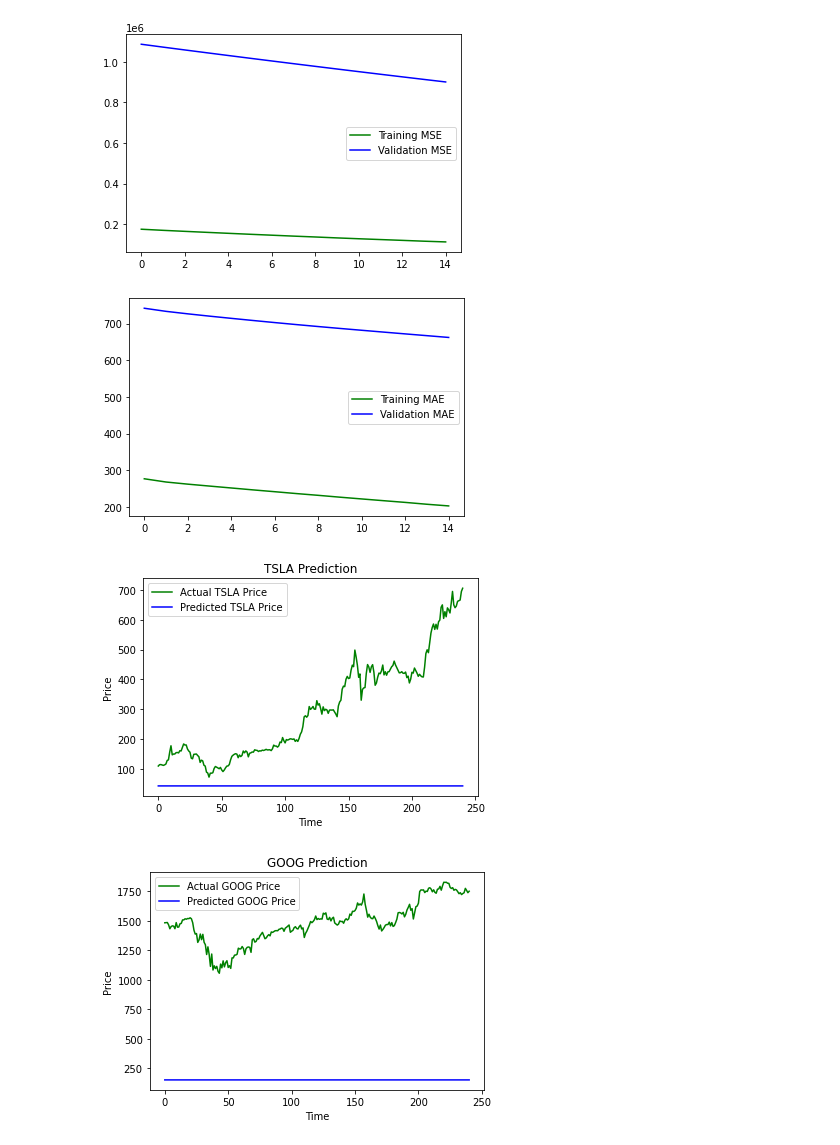
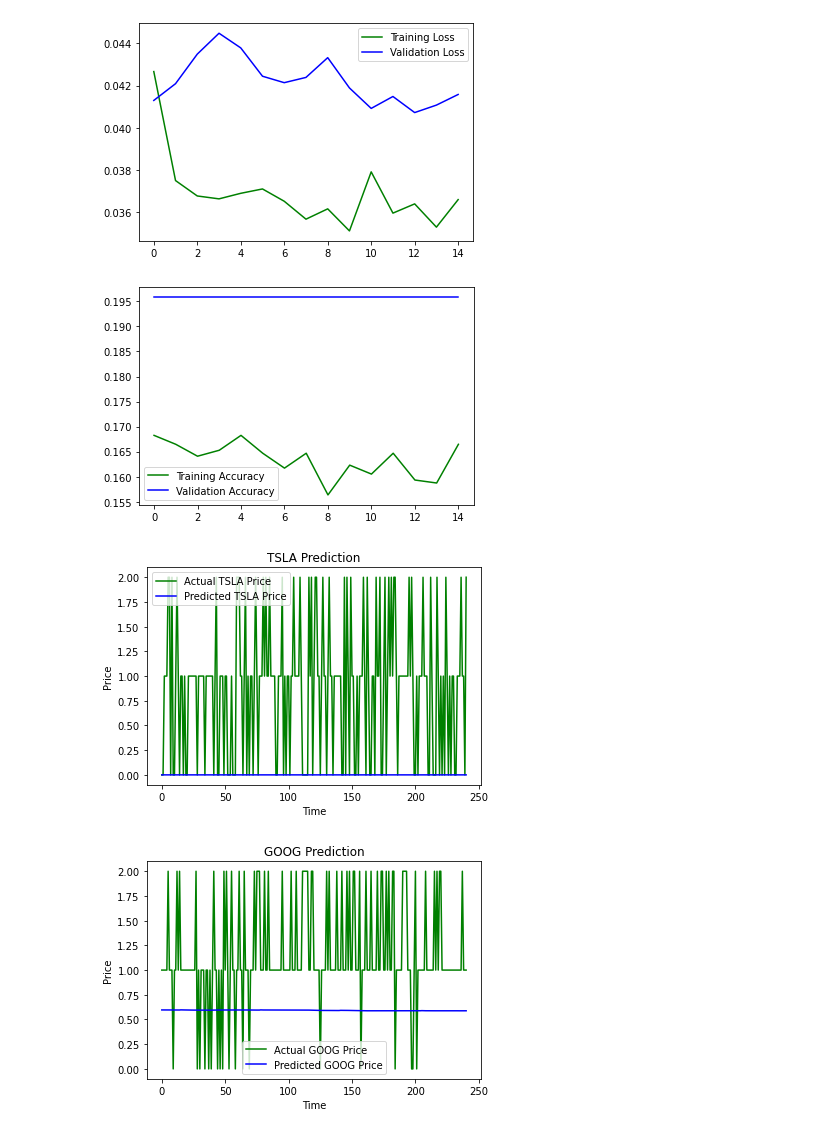
Before and after one commit to MKL0501/ML_CryptoStock_Tracking, a Jupyter notebook: Stock_Trainer.ipynb, the cells around one changed output. Saved outputs shown, nothing was run; the diff lists cells and outputs as text; code cells hidden in the pictures.

```diff
--- a/Stock_Trainer.ipynb
+++ b/Stock_Trainer.ipynb
@@ -98,7 +137,9 @@ y = []
 #goes from end of first window to end of data
 for i in range(window_size, scaled_data.shape[0]):
     x.append(scaled_data[i - window_size : i])
-    y.append(scaled_target[i : i + 1])
+    y.append(target[i : i + 1])
 
 x = np.array(x)
 y = np.array(y)
+
+print(y)
@@ -124,26 +179,27 @@ num_features = scaled_data.shape[1]
 # In[Create Model]
 
 model = Sequential([
-                    Bidirectional(LSTM(units = 32, return_sequences = True), input_shape = (x_train.shape[1], x_train.shape[2])),
+                    LSTM(units = 32, return_sequences = True, input_shape = (x_train.shape[1], x_train.shape[2])),
                     Dropout(0.2),
 
-                    Bidirectional(LSTM(units = 32, return_sequences = True)),
+                    #Bidirectional(LSTM(units = 32, return_sequences = True)),
+                    #Dropout(0.2),
+
+                    #Bidirectional(LSTM(units = 32, return_sequences = True)),
+                    #Dropout(0.2),
+
+                    LSTM(units = 32, return_sequences = False),
                     Dropout(0.2),
 
-                    Bidirectional(LSTM(units = 32, return_sequences = True)),
-                    Dropout(0.2),
-
-                    Bidirectional(LSTM(units = 32, return_sequences = False)),
-                    Dropout(0.2),
-
-                    Dense(units = len(ticker_symbols), activation='linear')
+                    Dense(units = len(ticker_symbols), activation='softmax')
                    ])
 
 model.compile(
-              #loss = 'mean_squared_error',
-              loss = 'mse',
+              #loss = 'mse',
+              loss = 'categorical_hinge',
               optimizer = RMSprop(learning_rate = 1e-4),
-              metrics=['mae']
+              #metrics = ['mae']
+              metrics = ['accuracy']
              )
 
 model.summary()
@@ -253,14 +310,14 @@ print(y_pred)
 #plot loss
 plt.plot(
          history.history['loss'],
-         label = 'Training MSE',
+         label = 'Training Loss',
          color = 'green',
          linestyle = 'solid'
         )
 
 plt.plot(
          history.history['val_loss'],
-         label = 'Validation MSE',
+         label = 'Validation Loss',
          color = 'blue',
          linestyle = 'solid'
         )
@@ -270,38 +327,38 @@ plt.show()
 
 #plot accuracy
 plt.plot(
 
-         history.history['mae'],
-         label = 'Training MAE',
+         history.history['accuracy'],
+         label = 'Training Accuracy',
          color = 'green',
          linestyle = 'solid'
         )
 
 plt.plot(
-         history.history['val_mae'],
-         label = 'Validation MAE',
+         history.history['val_accuracy'],
+         label = 'Validation Accuracy',
          color = 'blue',
          linestyle = 'solid'
         )
 
 plt.legend()
 plt.show()
 
 
 #plot stock predictions
 y_test_2d = y_test.reshape(y_test.shape[0], y_test.shape[2])
 y_pred = np.array(y_pred)
 
 for i in range(len(ticker_symbols)):
     plt.plot(y_test_2d[:, i], color = 'green', label = 'Actual ' + ticker_symbols[i] + ' Price')
     plt.plot(y_pred[:, i], color = 'blue', label = 'Predicted ' + ticker_symbols[i] + ' Price')
     plt.title(ticker_symbols[i] + ' Prediction')
     plt.xlabel('Time')
     plt.ylabel('Price')
     plt.legend()
     plt.show()
 # %% [output]
-[figure, old version]
+[figure, new version]
-[figure, old version]
+[figure, new version]
-[figure, old version]
+[figure, new version]
-[figure, old version]
+[figure, new version]
```
Also changed, not shown: parts of 10 cells of this notebook.
